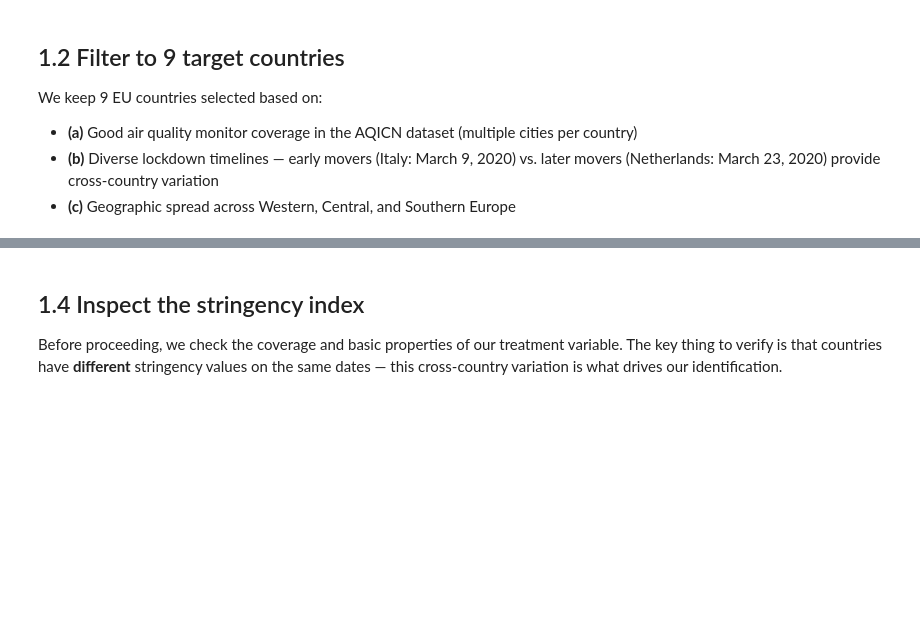
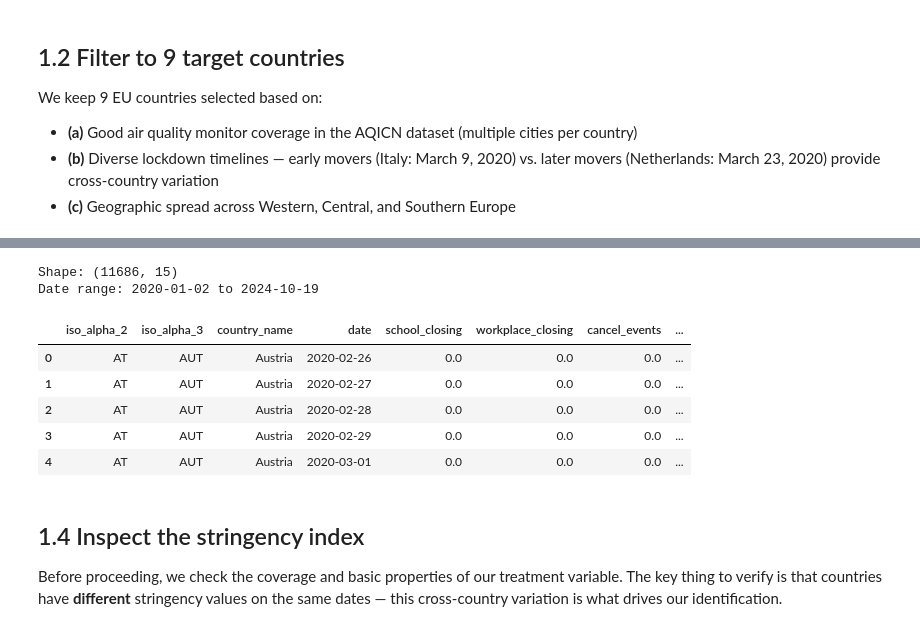
Before and after one commit to borikovacs/da4_term_project, a Jupyter notebook: code/1_covid_data_clean.ipynb, the cells around one changed output, grey strips where cells are left out. Drawn from its saved outputs; the diff is of its cells as text; code cells hidden in the pictures; blank space fills up the shorter version.

```diff
--- a/code/1_covid_data_clean.ipynb
+++ b/code/1_covid_data_clean.ipynb
@@ -154,37 +163,43 @@ policy_cols = [
     'school_closing',                     # 0-3: no measures → require closing all levels
     'workplace_closing',                  # 0-3: no measures → require closing all-but-essential
     'cancel_events',                      # 0-2: no measures → require cancelling
     'gatherings_restrictions',            # 0-4: no restrictions → gatherings <10 people
     'transport_closing',                  # 0-2: no measures → require closing
     'stay_home_restrictions',             # 0-3: no measures → minimal exceptions only
     'internal_movement_restrictions',     # 0-2: no measures → movement restricted
     'international_movement_restrictions' # 0-4: no restrictions → total border closure
 ]
 
 # Composite indices (pre-computed by Oxford team, 0-100 scale)
 index_cols = [
     'stringency_index',            # our primary treatment variable
     'government_response_index',   # broader: includes economic support measures
     'containment_health_index'     # closure + health system indicators
 ]
 
-# Epidemiological data (for controls)
-epi_cols = ['confirmed', 'deaths', 'population']
-
 # Keep only columns that exist in the downloaded data
-all_wanted = id_cols + policy_cols + index_cols + epi_cols
+all_wanted = id_cols + policy_cols + index_cols
 keep_cols = [c for c in all_wanted if c in df.columns]
 missing = [c for c in all_wanted if c not in df.columns]
 if missing:
     print(f'Warning: columns not in data: {missing}')
 
 df = df[keep_cols].copy()
 df['date'] = pd.to_datetime(df['date'])
 df = df.sort_values(['iso_alpha_3', 'date']).reset_index(drop=True)
 
 print(f'Shape: {df.shape}')
 print(f'Date range: {df["date"].min().date()} to {df["date"].max().date()}')
 df.head()
+# %% [output]
+Shape: (11686, 15)
+Date range: 2020-01-02 to 2024-10-19
+|  | iso_alpha_2 | iso_alpha_3 | country_name | date | school_closing | workplace_closing | cancel_events | ... |
+| 0 | AT | AUT | Austria | 2020-02-26 | 0.0 | 0.0 | 0.0 | ... |
+| 1 | AT | AUT | Austria | 2020-02-27 | 0.0 | 0.0 | 0.0 | ... |
+| 2 | AT | AUT | Austria | 2020-02-28 | 0.0 | 0.0 | 0.0 | ... |
+| 3 | AT | AUT | Austria | 2020-02-29 | 0.0 | 0.0 | 0.0 | ... |
+| 4 | AT | AUT | Austria | 2020-03-01 | 0.0 | 0.0 | 0.0 | ... |
 # %% [markdown]
 ## 1.4 Inspect the stringency index
 
```
Also changed, not shown: parts of 14 cells of this notebook, 7 other files.
